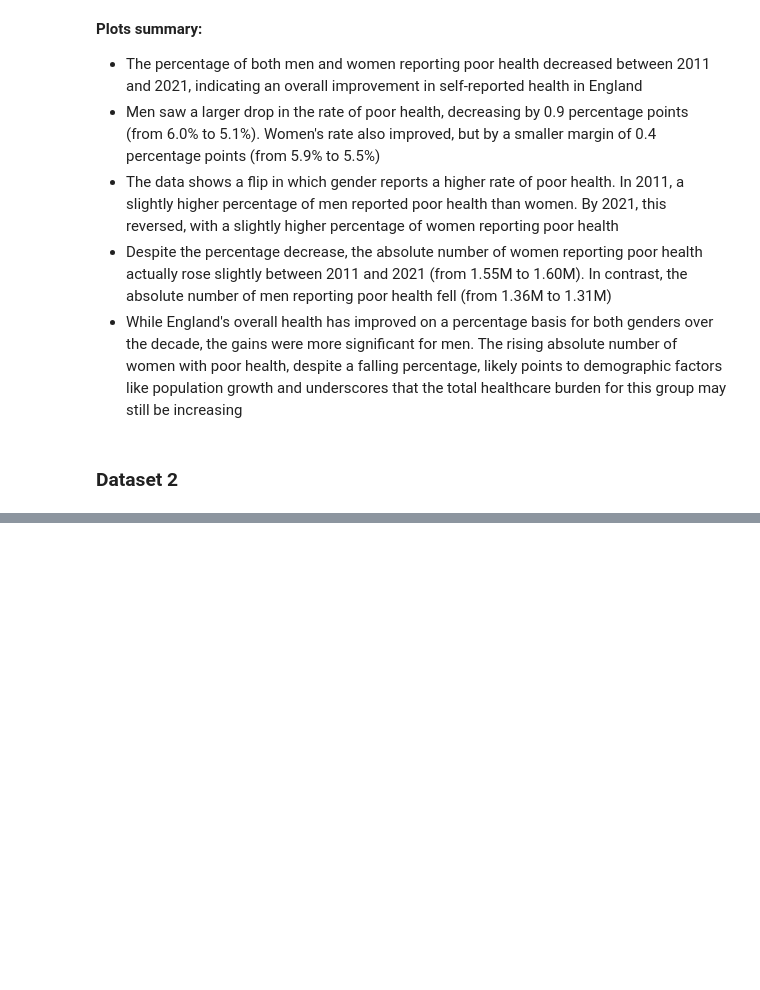
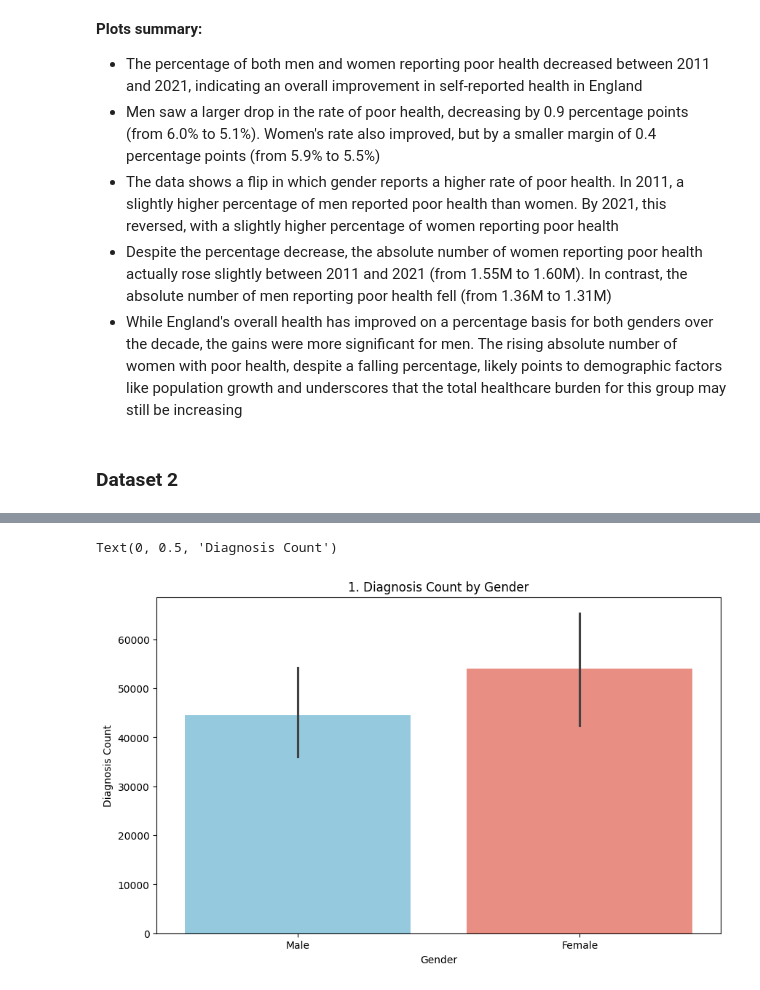
Before and after one commit to maymay238xx/Data-Science-Research-Project---Cisgender-and-Healthcare, a Jupyter notebook: notebooks/02-analysis-visualisation-notebook.ipynb, the cells around one changed output, grey strips where cells are left out. Saved outputs shown, nothing was run; the diff lists cells and outputs as text; code cells hidden in the pictures; blank space fills up the shorter version.

```diff
--- a/notebooks/02-analysis-visualisation-notebook.ipynb
+++ b/notebooks/02-analysis-visualisation-notebook.ipynb
@@ -292,0 +418,6 @@ plt.grid(axis='y', linestyle='--', alpha=0.5)
+# %%
+# Hospital admitted patient care 2023-24 - Primary Diagnosis Summary table
+diagnosis_summary_df = pd.read_csv('../data/clean/diagnosis_summary_clean.csv')
+
+# Hospital admitted patient care 2023-24 - Primary Diagnosis 3 Character code table
+diagnosis_3_char_df = pd.read_csv('../data/clean/diagnosis_3_char_clean.csv')
@@ -292,0 +450,12 @@ plt.grid(axis='y', linestyle='--', alpha=0.5)
+# %%
+palette = {"Female": "salmon", "Male": "skyblue"}
+
+sns.barplot(
+    data=diagnosis_summary_df, x="sex", y="diagnosis_count", hue="sex", palette=palette
+)
+plt.title('1. Diagnosis Count by Gender')
+plt.xlabel('Gender')
+plt.ylabel('Diagnosis Count')
+# %% [output]
+Text(0, 0.5, 'Diagnosis Count')
+[figure, added]
```
Also changed, not shown: parts of 34 cells of this notebook, 2 other files.
